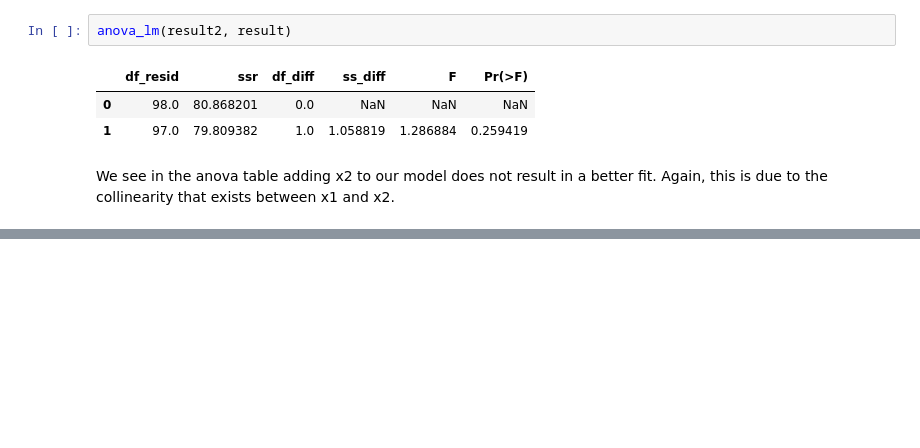
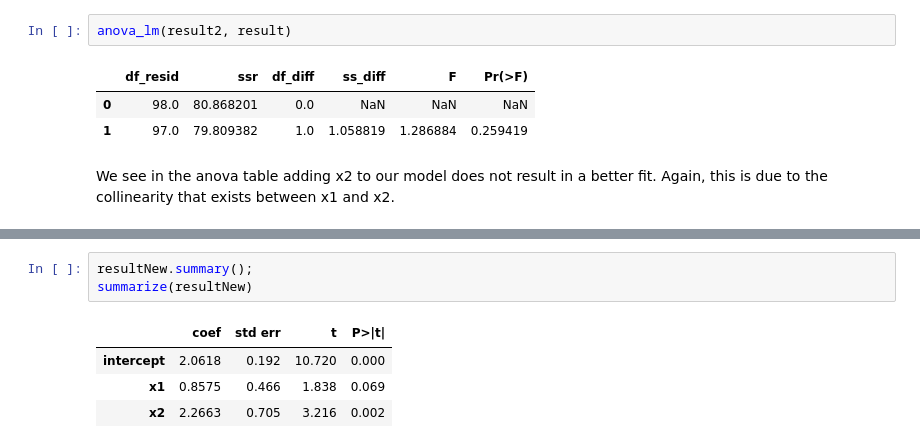
Before and after one commit to carmancater/an-introduction-to-statistical-learning-with-applications-in-python, a Jupyter notebook: Chapter 03 - Linear Regression/Ch 3 Ex 14.ipynb, the cells around one changed output, grey strips where cells are left out. Saved outputs shown, nothing was run; the diff lists cells and outputs as text; blank space fills up the shorter version.

```diff
--- a/Chapter 03 - Linear Regression/Ch 3 Ex 14.ipynb
+++ b/Chapter 03 - Linear Regression/Ch 3 Ex 14.ipynb
@@ -117,0 +161,8 @@ We see in the anova table adding x2 to our model does not result in a better fit
+# %%
+resultNew.summary();
+summarize(resultNew)
+# %% [output]
+|  | coef | std err | t | P>|t| |
+| intercept | 2.0618 | 0.192 | 10.720 | 0.000 |
+| x1 | 0.8575 | 0.466 | 1.838 | 0.069 |
+| x2 | 2.2663 | 0.705 | 3.216 | 0.002 |
```
Also changed, not shown: parts of 51 cells of this notebook.
